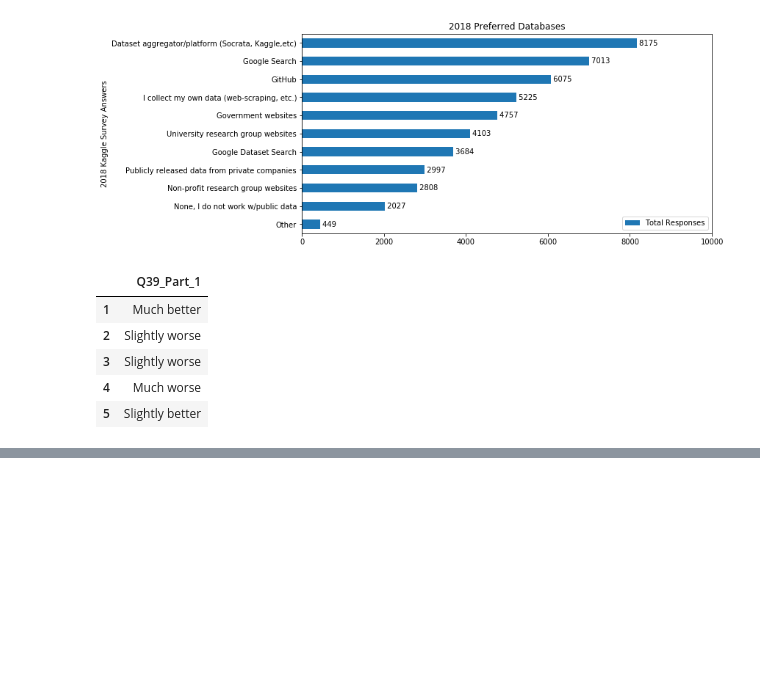
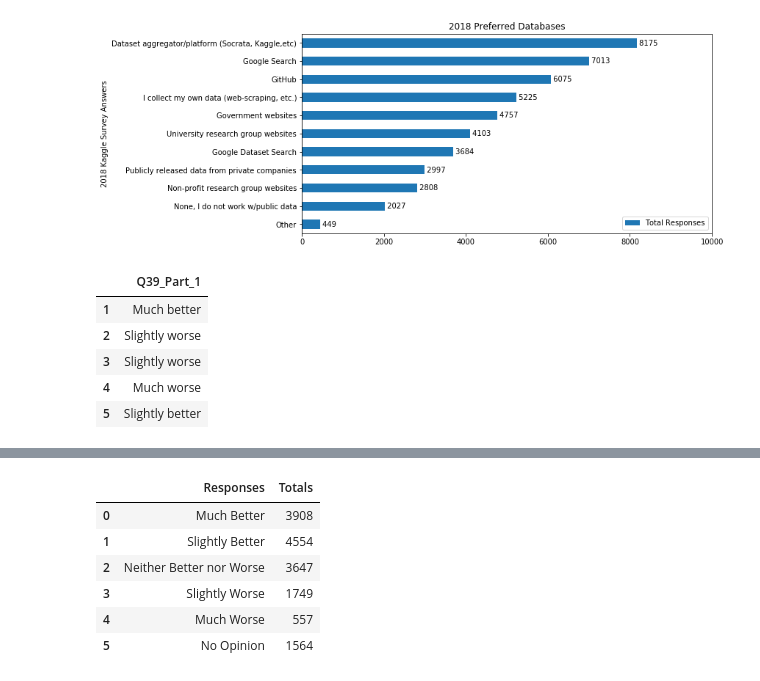
Before and after one commit to feldtmam/project1group3, a Jupyter notebook: Lauren_files/kaggle_survey_2018.ipynb, the cells around one changed output, grey strips where cells are left out. Saved outputs shown, nothing was run; the diff lists cells and outputs as text; code cells hidden in the pictures; blank space fills up the shorter version.

```diff
--- a/Lauren_files/kaggle_survey_2018.ipynb
+++ b/Lauren_files/kaggle_survey_2018.ipynb
@@ -252,3 +252,11 @@ responses_39
 # %%
-responses_39['Totals'] = responses_39['Totals'].astype('int')
+responses_39 = responses_39.astype({'Responses': object, 'Totals': int})
 responses_39
+# %% [output]
+|  | Responses | Totals |
+| 0 | Much Better | 3908 |
+| 1 | Slightly Better | 4554 |
+| 2 | Neither Better nor Worse | 3647 |
+| 3 | Slightly Worse | 1749 |
+| 4 | Much Worse | 557 |
+| 5 | No Opinion | 1564 |
```
Also changed, not shown: parts of 16 cells of this notebook, 2 other files.
